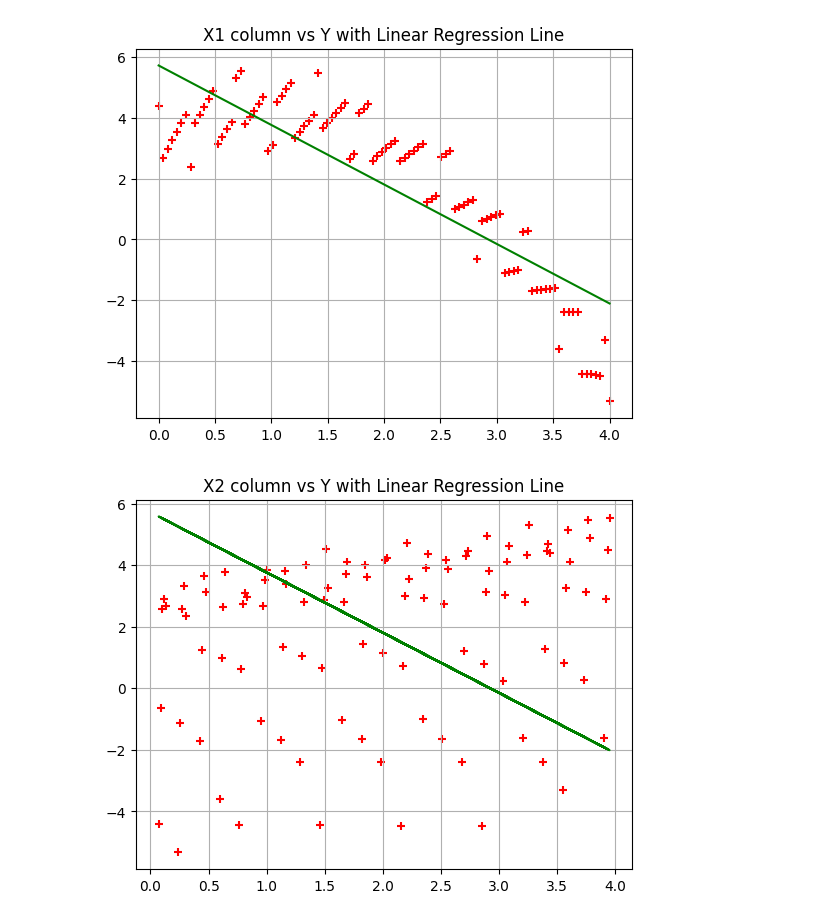
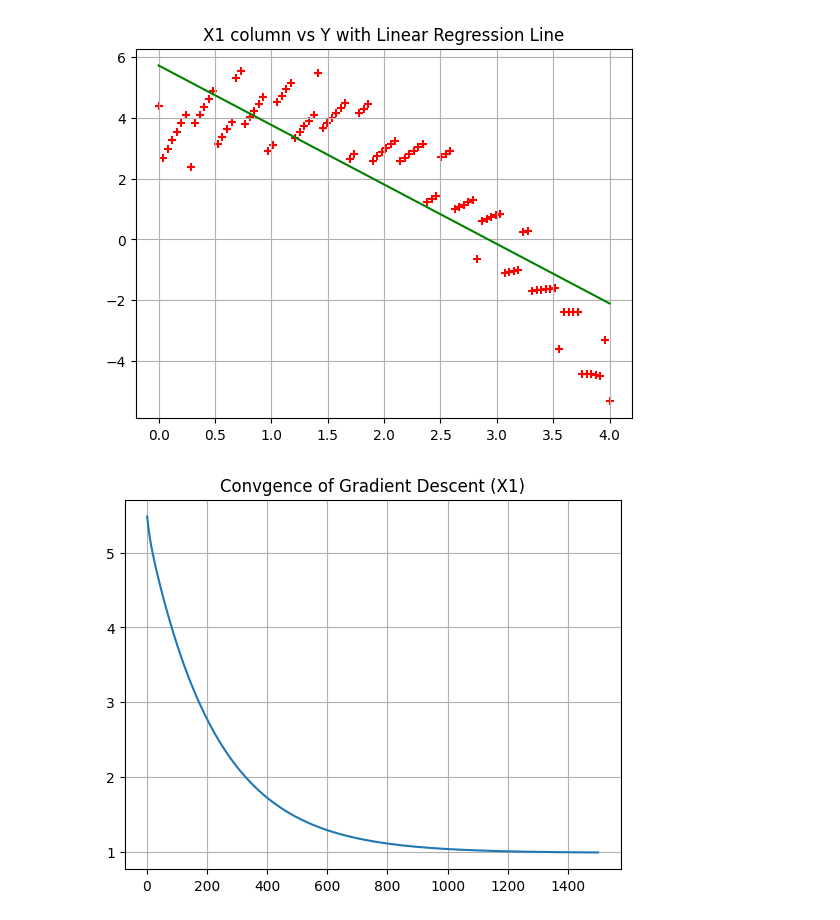
Before and after one commit to YousefAbua/Intro-To-ML, a Jupyter notebook: LinearRegression_Q1.ipynb, the cells around one changed output. Drawn from its saved outputs; the diff is of its cells as text; code cells hidden in the pictures.

```diff
--- a/LinearRegression_Q1.ipynb
+++ b/LinearRegression_Q1.ipynb
@@ -63,6 +41,9 @@ def compute_cost(X, Y, theta):
   X : 2D array training samples
   Y : 1D array target values
   Theta: parameters
+
+  returns:
+  J : Cost of parameters
   '''
   # Multiply X matrix with Theta matrix (hypothesis function)
   predictions = X.dot(theta)
@@ -132,29 +96,44 @@ cost_history =  [5.40768785 5.30397076 5.21178297 ... 3.63053597 3.6305311  3.63
 # %%
 # Plot linear regression model for X1
 plt.scatter(X1[:, 1], Y, color = 'red', marker = '+', label = "Training Data")
 plt.plot(X1[:, 1], X1.dot(theta1), color = 'green', label = "Linear Regression")
 
 plt.grid(True)
 plt.title("X1 column vs Y with Linear Regression Line")
 plt.show()
 
+plt.plot(range(1, iteration+1), cost_history1);
+plt.grid(True)
+plt.title("Convgence of Gradient Descent (X1)")
+plt.show()
+
 
 # Plot linear regression model for X2
 plt.scatter(X2[:, 1], Y, color = 'red', marker = '+', label = "Training Data")
-plt.plot(X2[:, 1], X2.dot(theta1), color = 'green', label = "Linear Regression")
+plt.plot(X2[:, 1], X2.dot(theta2), color = 'green', label = "Linear Regression")
 
 plt.grid(True)
 plt.title("X2 column vs Y with Linear Regression Line")
 plt.show()
 
+plt.plot(range(1, iteration+1), cost_history2);
+plt.grid(True)
+plt.title("Convgence of Gradient Descent (X2)")
+plt.show()
+
 
 # Plot linear regression model for X3
 plt.scatter(X3[:, 1], Y, color = 'red', marker = '+', label = "Training Data")
-plt.plot(X3[:, 1], X3.dot(theta1), color = 'green', label = "Linear Regression")
+plt.plot(X3[:, 1], X3.dot(theta3), color = 'green', label = "Linear Regression")
 
 plt.grid(True)
 plt.title("X3 column vs Y with Linear Regression Line")
 plt.show()
+
+plt.plot(range(1, iteration+1), cost_history3);
+plt.grid(True)
+plt.title("Convgence of Gradient Descent (X3)")
+plt.show()
 # %% [output]
 [figure]
-[figure, old version]
+[figure, new version]
```
Also changed, not shown: parts of 6 cells of this notebook.
